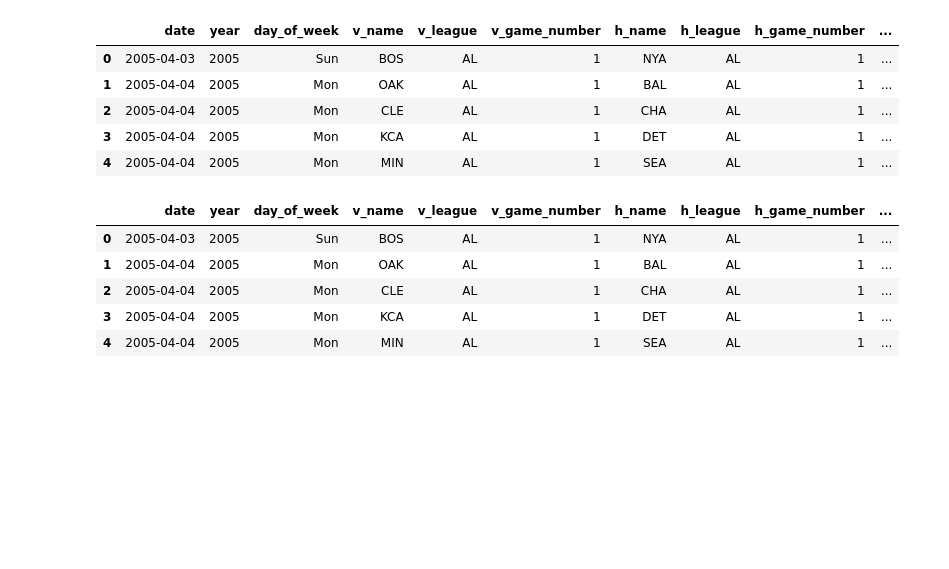
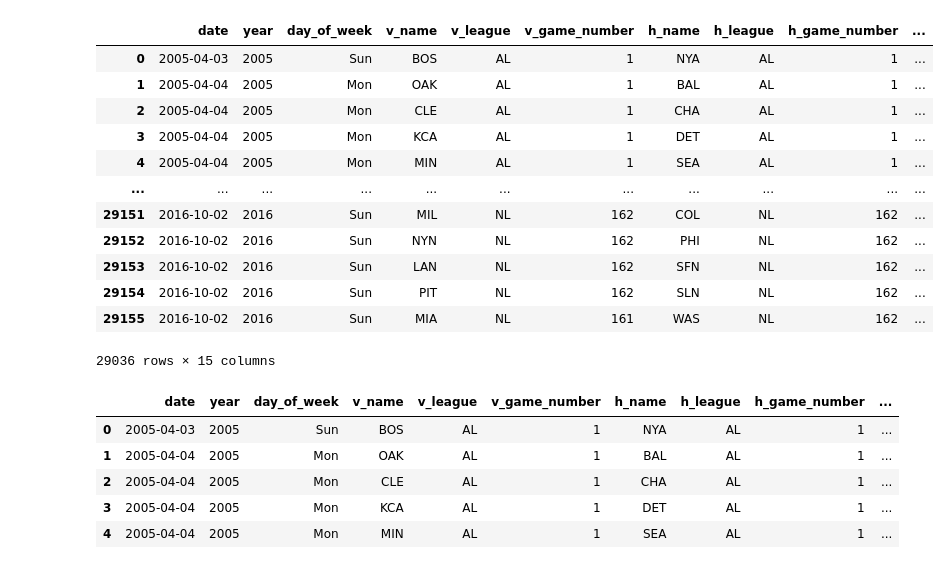
Before and after one commit to tmarchok1/DS440_project, a Jupyter notebook: DS_440code.ipynb, the cells around one changed output. Cells and saved outputs as stored; diff of their text form; code cells hidden in the pictures; blank space fills up the shorter version.

```diff
--- a/DS_440code.ipynb
+++ b/DS_440code.ipynb
@@ -5,29 +6,37 @@ import matplotlib.pyplot as plt
 # %%
 glogs = pd.read_csv('https://raw.githubusercontent.com/tmarchok1/DS440_project/refs/heads/main/game_logs.csv')
 
 # Convert date column to datetime, filters out dates before 2005
 glogs['date'] = pd.to_datetime(glogs['date'], format=r'%Y%m%d')
 glogs = glogs[glogs['date'].dt.year >= 2005]
 glogs['year'] = glogs['date'].dt.year
 
 # Specify columns to keep for analysis
 glogs = glogs[['date', 'year', 'day_of_week', 'v_name', 'v_league', 'v_game_number', 'h_name', 'h_league',
                'h_game_number', 'v_score', 'h_score', 'day_night', 'park_id', 'attendance']]
 
 # Remove international ballparks that were only used for one random game
 glogs = glogs[~glogs['park_id'].isin(['SYD01', 'TOK01', "SJU01", 'FTB01', 'LBV01'])]
 
 # Create week number variable
 glogs['week'] = glogs['h_game_number']//7+1
+glogs = glogs[glogs['attendance'] > 0]
 
-glogs.head()
+glogs
 # %% [output]
 |  | date | year | day_of_week | v_name | v_league | v_game_number | h_name | h_league | h_game_number | ... |
 | 0 | 2005-04-03 | 2005 | Sun | BOS | AL | 1 | NYA | AL | 1 | ... |
 | 1 | 2005-04-04 | 2005 | Mon | OAK | AL | 1 | BAL | AL | 1 | ... |
 | 2 | 2005-04-04 | 2005 | Mon | CLE | AL | 1 | CHA | AL | 1 | ... |
 | 3 | 2005-04-04 | 2005 | Mon | KCA | AL | 1 | DET | AL | 1 | ... |
 | 4 | 2005-04-04 | 2005 | Mon | MIN | AL | 1 | SEA | AL | 1 | ... |
+| ... | ... | ... | ... | ... | ... | ... | ... | ... | ... | ... |
+| 29151 | 2016-10-02 | 2016 | Sun | MIL | NL | 162 | COL | NL | 162 | ... |
+| 29152 | 2016-10-02 | 2016 | Sun | NYN | NL | 162 | PHI | NL | 162 | ... |
+| 29153 | 2016-10-02 | 2016 | Sun | LAN | NL | 162 | SFN | NL | 162 | ... |
+| 29154 | 2016-10-02 | 2016 | Sun | PIT | NL | 162 | SLN | NL | 162 | ... |
+| 29155 | 2016-10-02 | 2016 | Sun | MIA | NL | 161 | WAS | NL | 162 | ... |
+29036 rows × 15 columns
 # %%
 # Rename stadium names in park_id column
 # STL09 = Busch Stadium II
```
Also changed, not shown: parts of 6 cells of this notebook, 1 other file.
